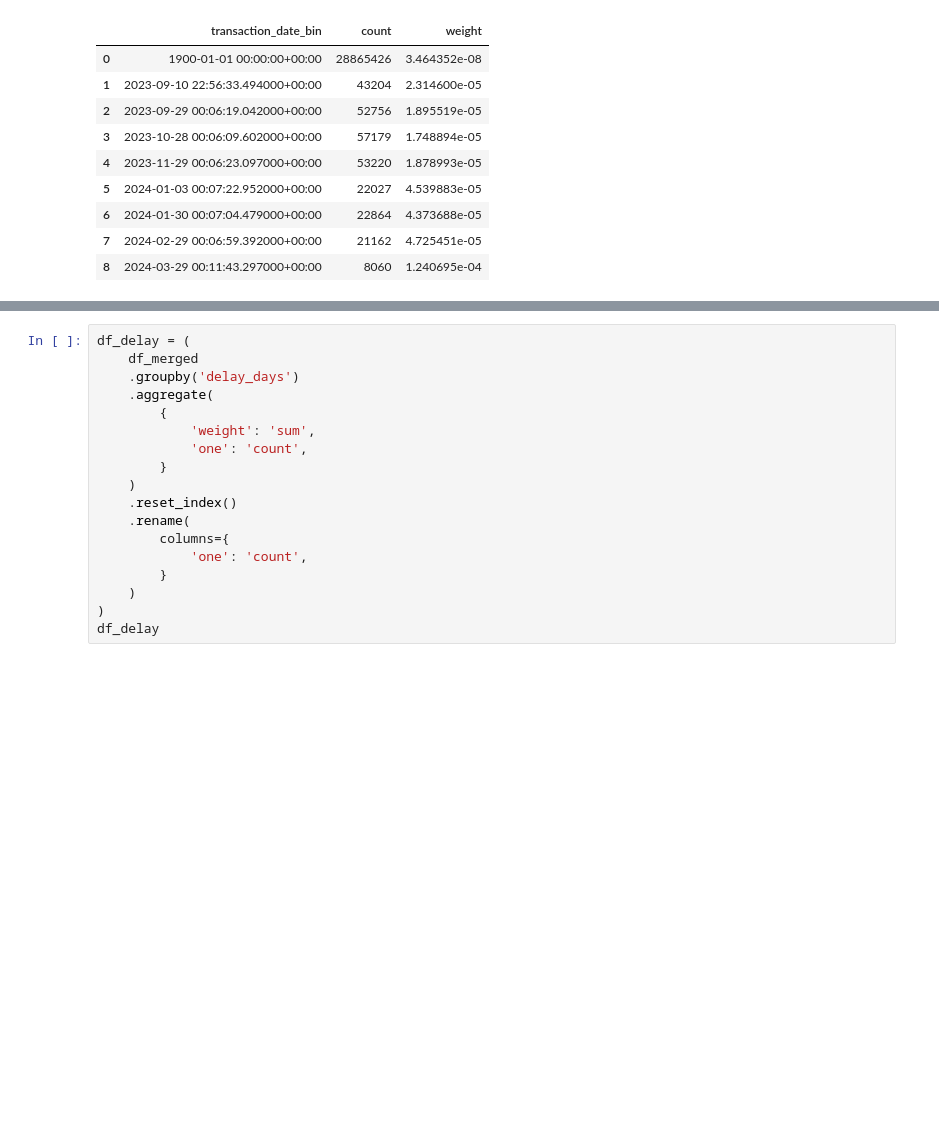
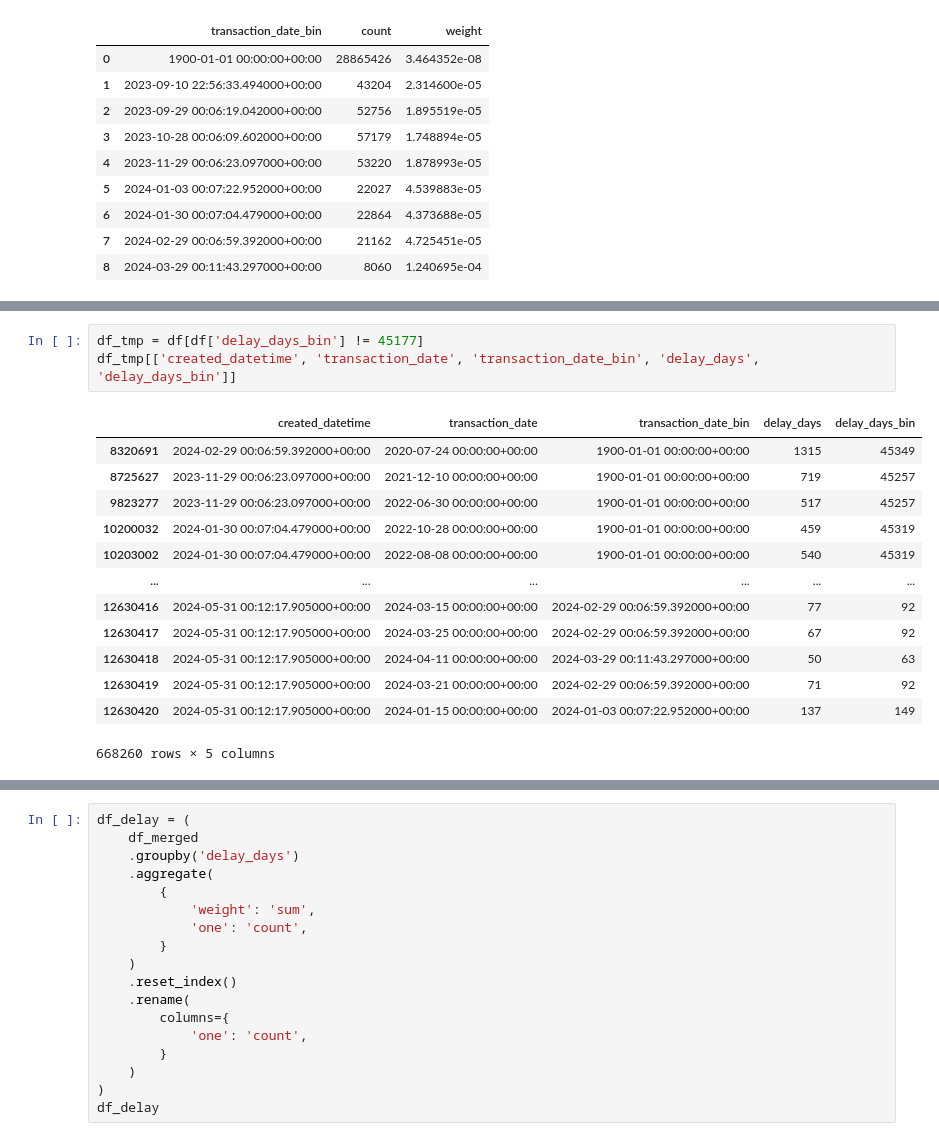
Before and after one commit to edward-b-1/Land-Registry-Data-Ingestion, a Jupyter notebook: Land-Registry-Download/Analysis/normalized_delay.ipynb, the cells around one changed output, grey strips where cells are left out. Saved outputs shown, nothing was run; the diff lists cells and outputs as text; blank space fills up the shorter version.

```diff
--- a/Land-Registry-Download/Analysis/normalized_delay.ipynb
+++ b/Land-Registry-Download/Analysis/normalized_delay.ipynb
@@ -212,0 +215,17 @@ df[['created_datetime', 'transaction_date', 'transaction_date_bin', 'delay_days'
+# %%
+df_tmp = df[df['delay_days_bin'] != 45177]
+df_tmp[['created_datetime', 'transaction_date', 'transaction_date_bin', 'delay_days', 'delay_days_bin']]
+# %% [output]
+|  | created_datetime | transaction_date | transaction_date_bin | delay_days | delay_days_bin |
+| 8320691 | 2024-02-29 00:06:59.392000+00:00 | 2020-07-24 00:00:00+00:00 | 1900-01-01 00:00:00+00:00 | 1315 | 45349 |
+| 8725627 | 2023-11-29 00:06:23.097000+00:00 | 2021-12-10 00:00:00+00:00 | 1900-01-01 00:00:00+00:00 | 719 | 45257 |
+| 9823277 | 2023-11-29 00:06:23.097000+00:00 | 2022-06-30 00:00:00+00:00 | 1900-01-01 00:00:00+00:00 | 517 | 45257 |
+| 10200032 | 2024-01-30 00:07:04.479000+00:00 | 2022-10-28 00:00:00+00:00 | 1900-01-01 00:00:00+00:00 | 459 | 45319 |
+| 10203002 | 2024-01-30 00:07:04.479000+00:00 | 2022-08-08 00:00:00+00:00 | 1900-01-01 00:00:00+00:00 | 540 | 45319 |
+| ... | ... | ... | ... | ... | ... |
+| 12630416 | 2024-05-31 00:12:17.905000+00:00 | 2024-03-15 00:00:00+00:00 | 2024-02-29 00:06:59.392000+00:00 | 77 | 92 |
+| 12630417 | 2024-05-31 00:12:17.905000+00:00 | 2024-03-25 00:00:00+00:00 | 2024-02-29 00:06:59.392000+00:00 | 67 | 92 |
+| 12630418 | 2024-05-31 00:12:17.905000+00:00 | 2024-04-11 00:00:00+00:00 | 2024-03-29 00:11:43.297000+00:00 | 50 | 63 |
+| 12630419 | 2024-05-31 00:12:17.905000+00:00 | 2024-03-21 00:00:00+00:00 | 2024-02-29 00:06:59.392000+00:00 | 71 | 92 |
+| 12630420 | 2024-05-31 00:12:17.905000+00:00 | 2024-01-15 00:00:00+00:00 | 2024-01-03 00:07:22.952000+00:00 | 137 | 149 |
+668260 rows × 5 columns
```
Also changed, not shown: parts of 10 cells of this notebook, 4 other files.
